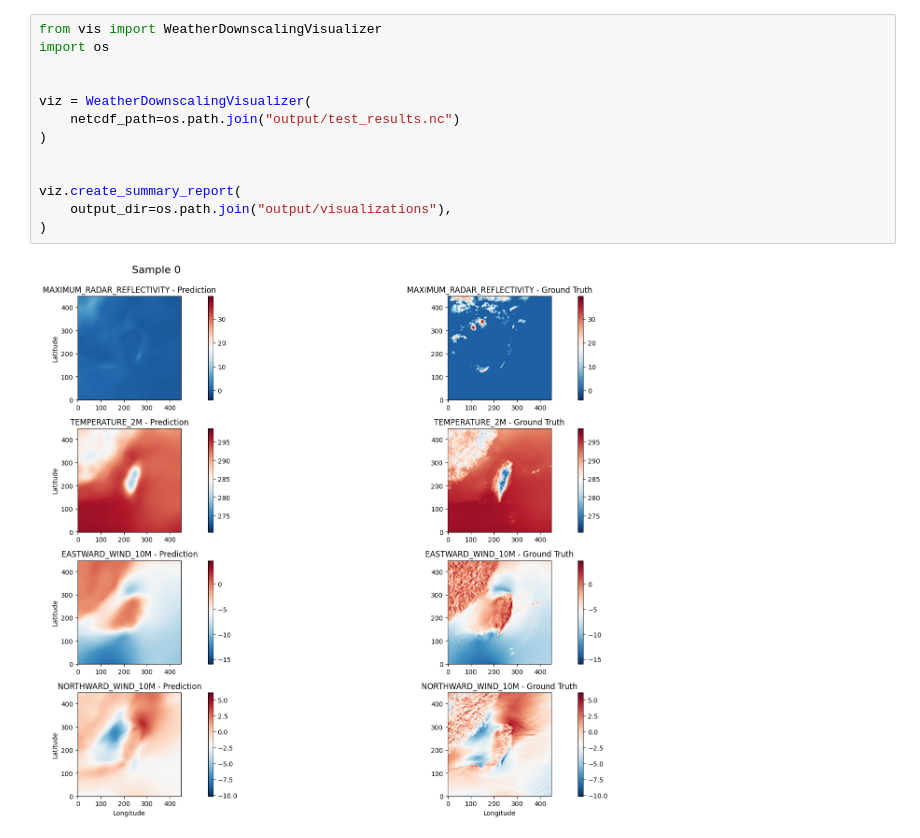
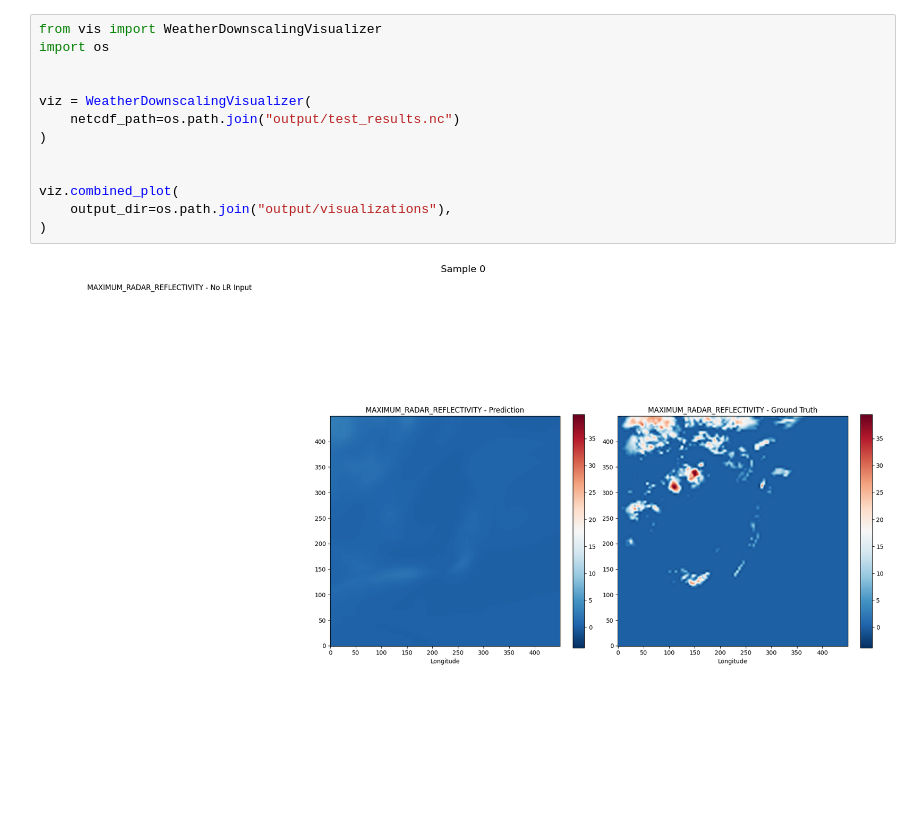
Before and after one commit to Gurkenbande/physicsnemoKIDS, a Jupyter notebook: examples/weather/ProjektModelle/Emely/visualize.ipynb, the cells around one changed output. Saved outputs shown, nothing was run; the diff lists cells and outputs as text; blank space fills up the shorter version.

```diff
--- a/examples/weather/ProjektModelle/Emely/visualize.ipynb
+++ b/examples/weather/ProjektModelle/Emely/visualize.ipynb
@@ -25,15 +25,15 @@ Attributes:
 # %%
 from vis import WeatherDownscalingVisualizer
 import os
 
 
 viz = WeatherDownscalingVisualizer(
     netcdf_path=os.path.join("output/test_results.nc")
 )
 
 
-viz.create_summary_report(
+viz.combined_plot(
     output_dir=os.path.join("output/visualizations"),
 )
 # %% [output]
-[figure, old version]
+[figure, new version]
```
Also changed, not shown: parts of 2 cells of this notebook, 12 other files.
